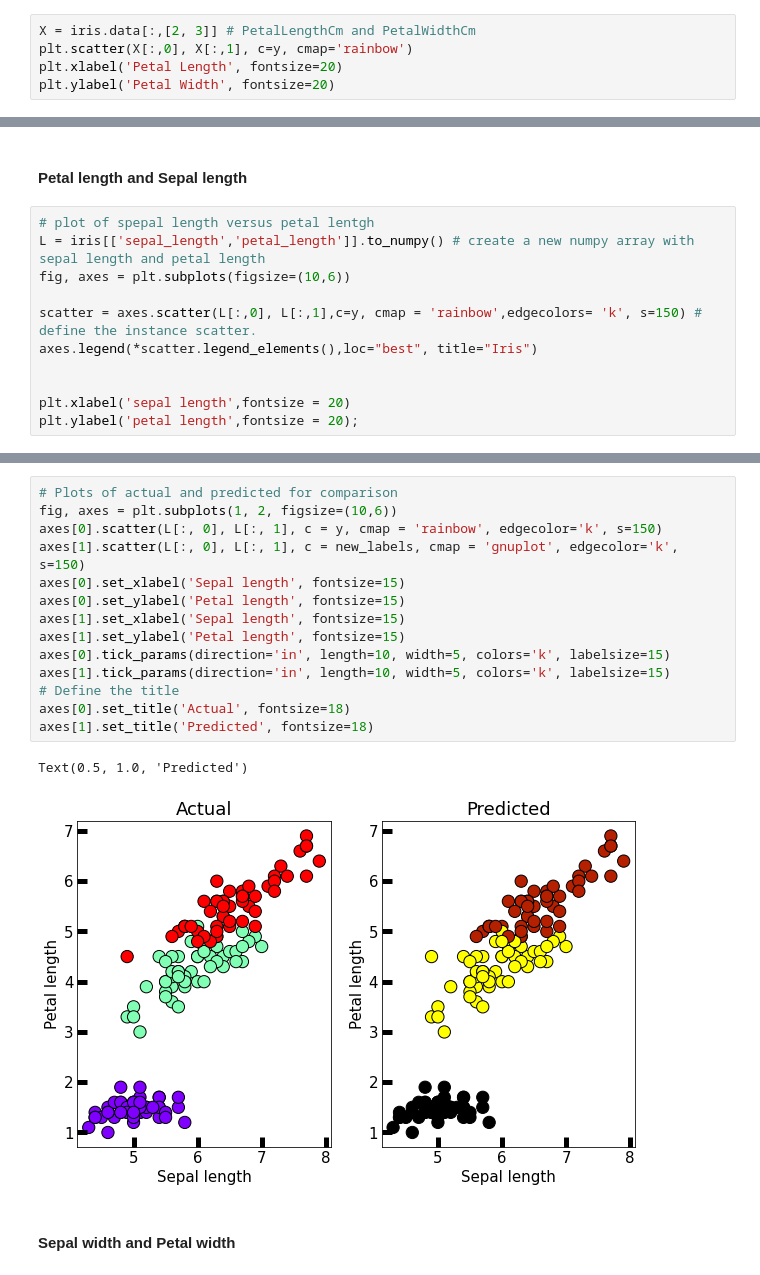
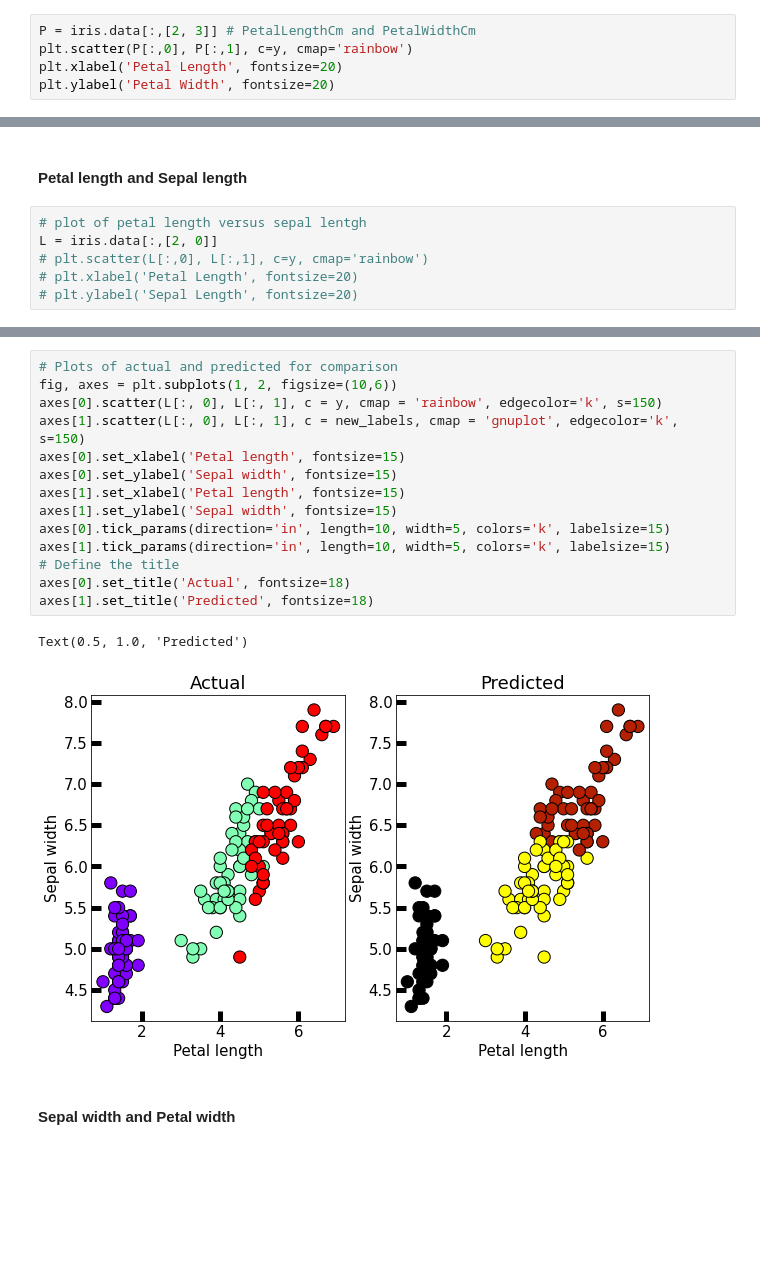
Before and after one commit to karolinaszafranbelzowska/Machine-Learning-and-Statistic---Tasks-assesments, a Jupyter notebook: tasks.ipynb, the cells around one changed output, grey strips where cells are left out. Saved outputs shown, nothing was run; the diff lists cells and outputs as text; blank space fills up the shorter version.

```diff
--- a/tasks.ipynb
+++ b/tasks.ipynb
@@ -442,8 +444,8 @@ plt.ylabel('Sepal Width', fontsize=20)
 Text(0, 0.5, 'Sepal Width')
 [figure]
 # %%
-X = iris.data[:,[2, 3]] # PetalLengthCm and PetalWidthCm
-plt.scatter(X[:,0], X[:,1], c=y, cmap='rainbow')
+P = iris.data[:,[2, 3]] # PetalLengthCm and PetalWidthCm
+plt.scatter(P[:,0], P[:,1], c=y, cmap='rainbow')
 plt.xlabel('Petal Length', fontsize=20)
 plt.ylabel('Petal Width', fontsize=20)
 # %% [output]
@@ -521,13 +516,8 @@ Text(0.5, 1.0, 'Predicted')
 # %% [markdown]
 #### Petal length and Sepal length
 # %%
-# plot of spepal length versus petal lentgh
-L = iris[['sepal_length','petal_length']].to_numpy() # create a new numpy array with sepal length and petal length
-fig, axes = plt.subplots(figsize=(10,6))
-
-scatter = axes.scatter(L[:,0], L[:,1],c=y, cmap = 'rainbow',edgecolors= 'k', s=150) # define the instance scatter.
-axes.legend(*scatter.legend_elements(),loc="best", title="Iris")
-
-
-plt.xlabel('sepal length',fontsize = 20)
-plt.ylabel('petal length',fontsize = 20);
+# plot of petal length versus sepal lentgh
+L = iris.data[:,[2, 0]]
+# plt.scatter(L[:,0], L[:,1], c=y, cmap='rainbow')
+# plt.xlabel('Petal Length', fontsize=20)
+# plt.ylabel('Sepal Length', fontsize=20)
@@ -536,20 +524,20 @@ plt.ylabel('petal length',fontsize = 20);
 # %%
 # Plots of actual and predicted for comparison
 fig, axes = plt.subplots(1, 2, figsize=(10,6))
 axes[0].scatter(L[:, 0], L[:, 1], c = y, cmap = 'rainbow', edgecolor='k', s=150)
 axes[1].scatter(L[:, 0], L[:, 1], c = new_labels, cmap = 'gnuplot', edgecolor='k', s=150)
-axes[0].set_xlabel('Sepal length', fontsize=15)
-axes[0].set_ylabel('Petal length', fontsize=15)
-axes[1].set_xlabel('Sepal length', fontsize=15)
-axes[1].set_ylabel('Petal length', fontsize=15)
+axes[0].set_xlabel('Petal length', fontsize=15)
+axes[0].set_ylabel('Sepal width', fontsize=15)
+axes[1].set_xlabel('Petal length', fontsize=15)
+axes[1].set_ylabel('Sepal width', fontsize=15)
 axes[0].tick_params(direction='in', length=10, width=5, colors='k', labelsize=15)
 axes[1].tick_params(direction='in', length=10, width=5, colors='k', labelsize=15)
 # Define the title
 axes[0].set_title('Actual', fontsize=18)
 axes[1].set_title('Predicted', fontsize=18)
 # %% [output]
 Text(0.5, 1.0, 'Predicted')
-[figure, old version]
+[figure, new version]
 # %% [markdown]
 #### Sepal width and Petal width
 # %%
```
Also changed, not shown: parts of 12 cells of this notebook.
